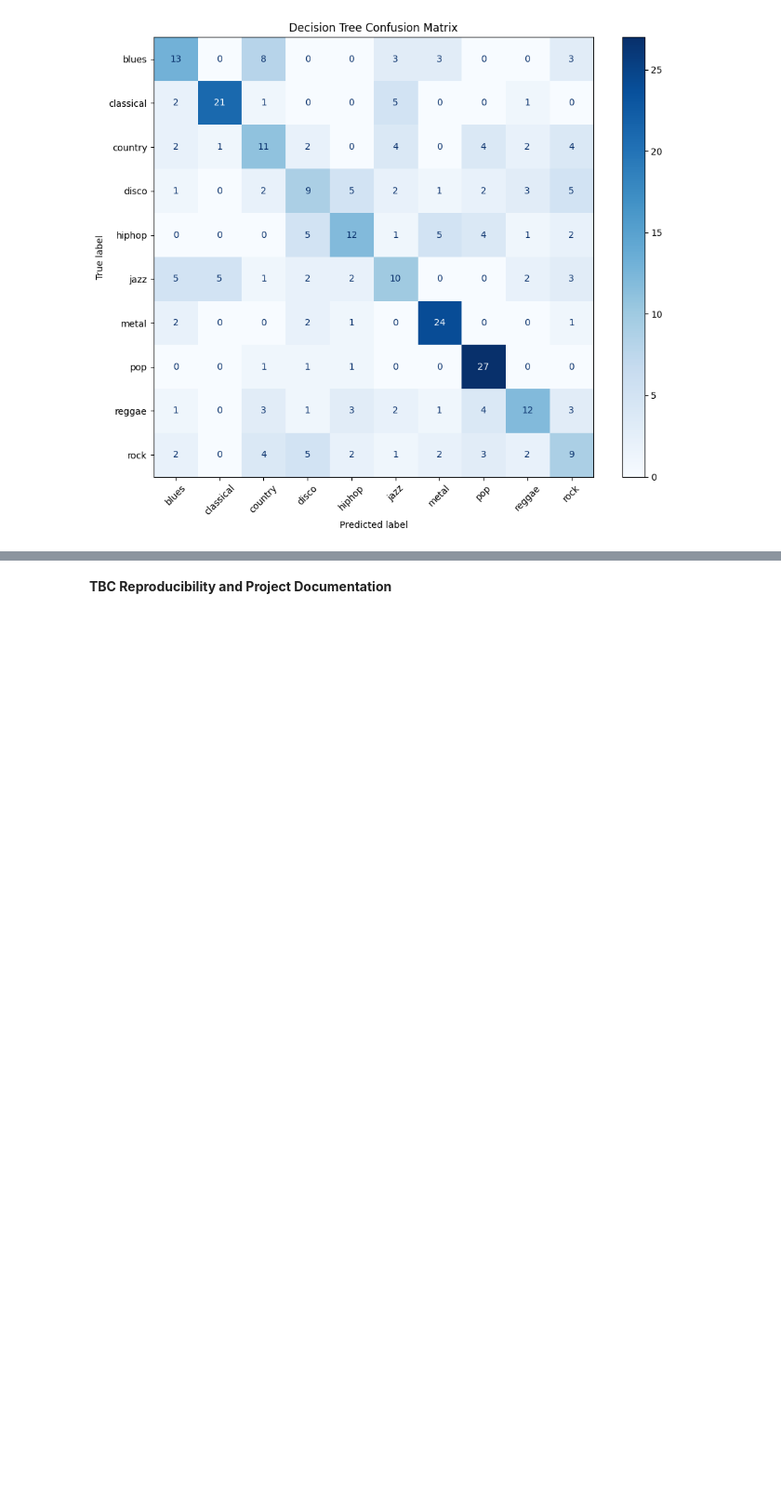
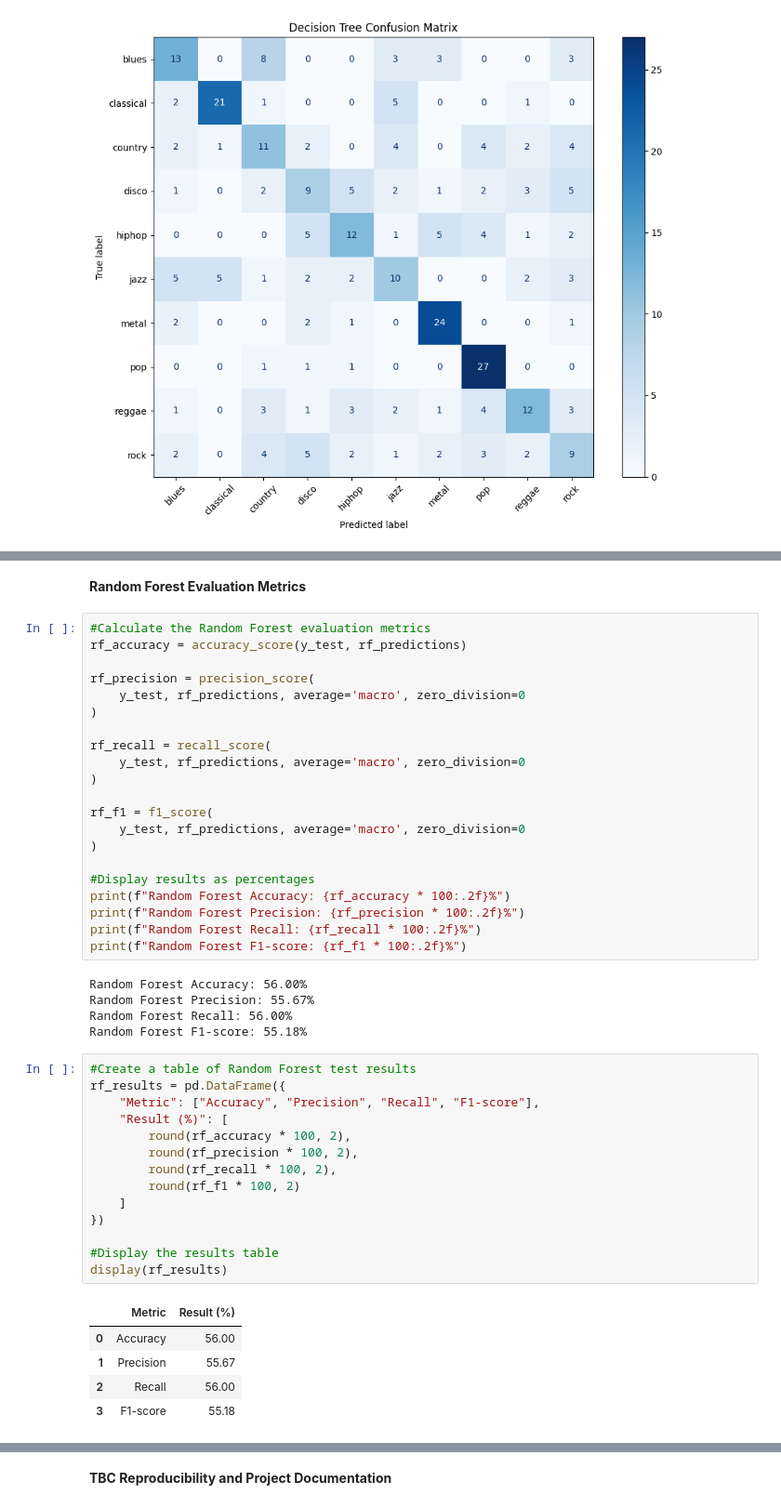
Before and after one commit to hoseking86/GTZAN-Assignment2, a Jupyter notebook: GTZAN_Assignment2.ipynb, the cells around one changed output, grey strips where cells are left out. Shown at 93% size. Saved outputs shown, nothing was run; the diff lists cells and outputs as text; blank space fills up the shorter version.

```diff
--- a/GTZAN_Assignment2.ipynb
+++ b/GTZAN_Assignment2.ipynb
@@ -1197,0 +1213,48 @@ plt.show()
+# %% [markdown]
+**Random Forest Evaluation Metrics**
+# %%
+#Calculate the Random Forest evaluation metrics
+rf_accuracy = accuracy_score(y_test, rf_predictions)
+
+rf_precision = precision_score(
+    y_test, rf_predictions, average='macro', zero_division=0
+)
+
+rf_recall = recall_score(
+    y_test, rf_predictions, average='macro', zero_division=0
+)
+
+rf_f1 = f1_score(
+    y_test, rf_predictions, average='macro', zero_division=0
+)
+
+#Display results as percentages
+print(f"Random Forest Accuracy: {rf_accuracy * 100:.2f}%")
+print(f"Random Forest Precision: {rf_precision * 100:.2f}%")
+print(f"Random Forest Recall: {rf_recall * 100:.2f}%")
+print(f"Random Forest F1-score: {rf_f1 * 100:.2f}%")
+# %% [output]
+Random Forest Accuracy: 56.00%
+Random Forest Precision: 55.67%
+Random Forest Recall: 56.00%
+Random Forest F1-score: 55.18%
+# %%
+#Create a table of Random Forest test results
+rf_results = pd.DataFrame({
+    "Metric": ["Accuracy", "Precision", "Recall", "F1-score"],
+    "Result (%)": [
+        round(rf_accuracy * 100, 2),
+        round(rf_precision * 100, 2),
+        round(rf_recall * 100, 2),
+        round(rf_f1 * 100, 2)
+    ]
+})
+
+#Display the results table
+display(rf_results)
+# %% [output]
+|  | Metric | Result (%) |
+| 0 | Accuracy | 56.00 |
+| 1 | Precision | 55.67 |
+| 2 | Recall | 56.00 |
+| 3 | F1-score | 55.18 |
```
Also changed, not shown: parts of 8 cells of this notebook.
